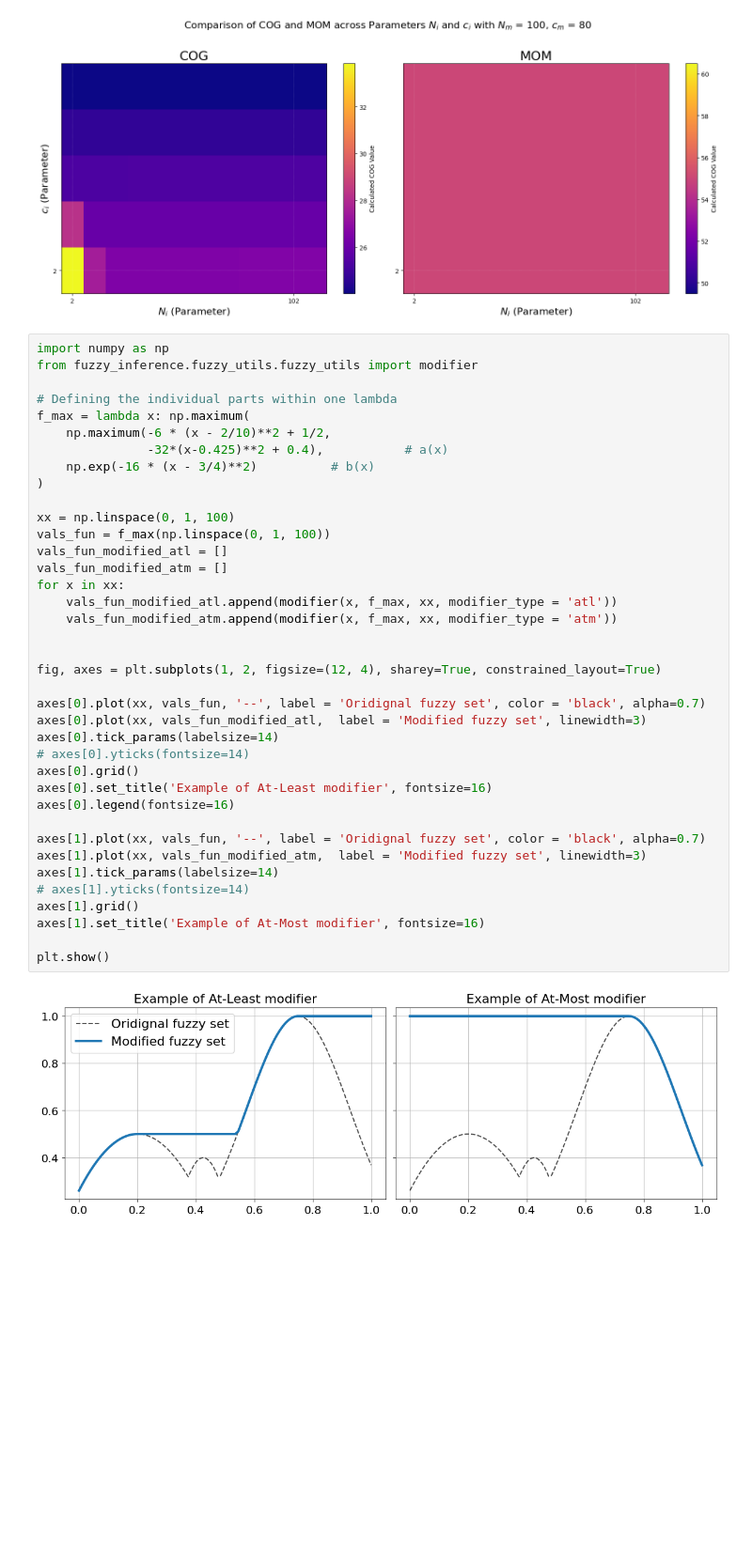
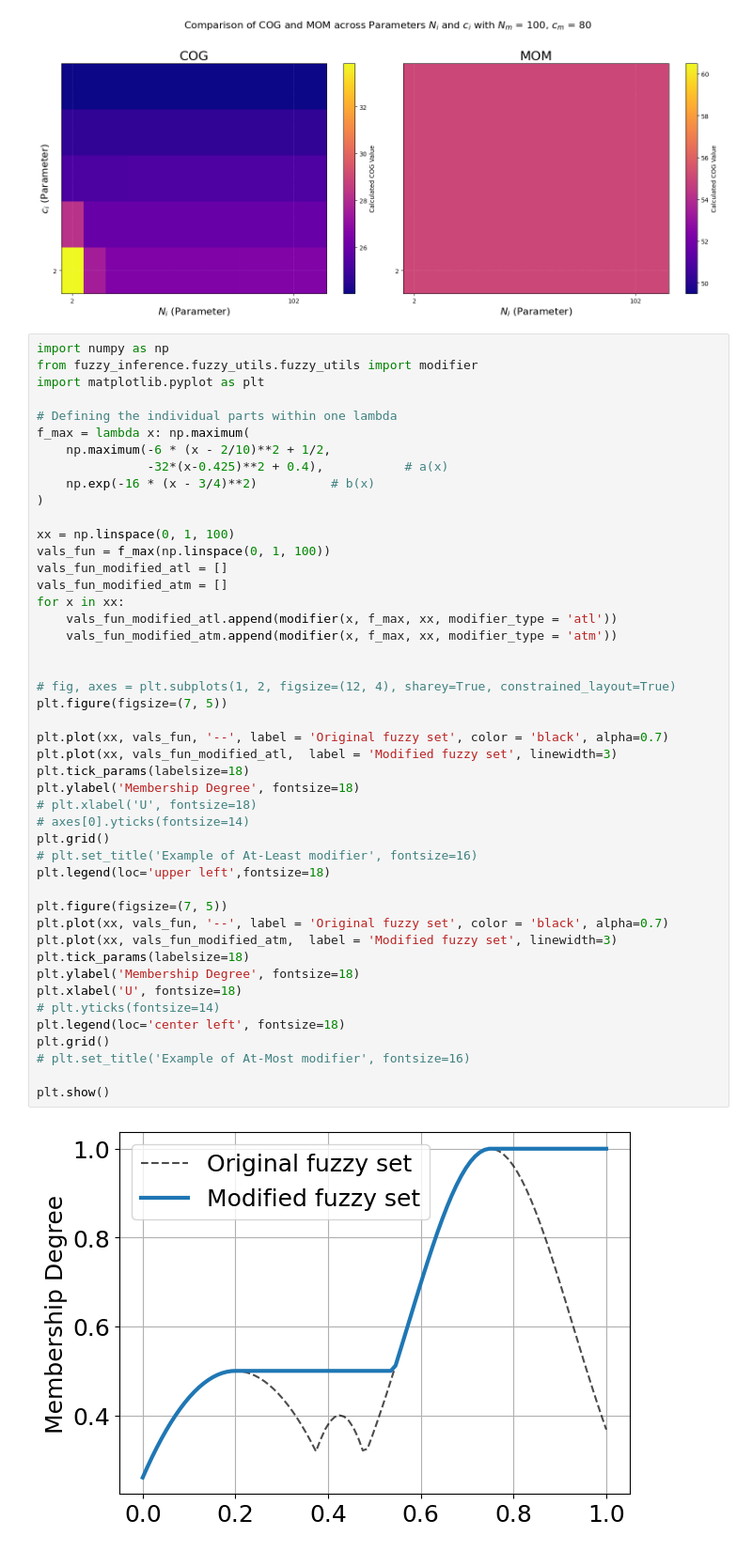
Before and after one commit to maartinjshz/Fuzzy-Rule-Base, a Jupyter notebook: conference_material/Notebooks/Using_disjunctive_base_masters_thesis.ipynb, the cells around one changed output. Shown at 94% size. Cells and saved outputs as stored; diff of their text form; blank space fills up the shorter version.

```diff
--- a/conference_material/Notebooks/Using_disjunctive_base_masters_thesis.ipynb
+++ b/conference_material/Notebooks/Using_disjunctive_base_masters_thesis.ipynb
@@ -537,40 +547,48 @@ Plotting the payoff for differentt amounts of uncertainty. The choice between ta
 # %%
 import numpy as np
 from fuzzy_inference.fuzzy_utils.fuzzy_utils import modifier
+import matplotlib.pyplot as plt
 
 # Defining the individual parts within one lambda
 f_max = lambda x: np.maximum(
     np.maximum(-6 * (x - 2/10)**2 + 1/2,
                -32*(x-0.425)**2 + 0.4),           # a(x)
     np.exp(-16 * (x - 3/4)**2)          # b(x)
 )
 
 xx = np.linspace(0, 1, 100)
 vals_fun = f_max(np.linspace(0, 1, 100))
 vals_fun_modified_atl = []
 vals_fun_modified_atm = []
 for x in xx:
     vals_fun_modified_atl.append(modifier(x, f_max, xx, modifier_type = 'atl'))
     vals_fun_modified_atm.append(modifier(x, f_max, xx, modifier_type = 'atm'))
 
 
-fig, axes = plt.subplots(1, 2, figsize=(12, 4), sharey=True, constrained_layout=True)
+# fig, axes = plt.subplots(1, 2, figsize=(12, 4), sharey=True, constrained_layout=True)
+plt.figure(figsize=(7, 5))
 
-axes[0].plot(xx, vals_fun, '--', label = 'Oridignal fuzzy set', color = 'black', alpha=0.7)
-axes[0].plot(xx, vals_fun_modified_atl,  label = 'Modified fuzzy set', linewidth=3)
-axes[0].tick_params(labelsize=14)
+plt.plot(xx, vals_fun, '--', label = 'Original fuzzy set', color = 'black', alpha=0.7)
+plt.plot(xx, vals_fun_modified_atl,  label = 'Modified fuzzy set', linewidth=3)
+plt.tick_params(labelsize=18)
+plt.ylabel('Membership Degree', fontsize=18)
+# plt.xlabel('U', fontsize=18)
 # axes[0].yticks(fontsize=14)
-axes[0].grid()
-axes[0].set_title('Example of At-Least modifier', fontsize=16)
-axes[0].legend(fontsize=16)
+plt.grid()
+# plt.set_title('Example of At-Least modifier', fontsize=16)
+plt.legend(loc='upper left',fontsize=18)
 
-axes[1].plot(xx, vals_fun, '--', label = 'Oridignal fuzzy set', color = 'black', alpha=0.7)
-axes[1].plot(xx, vals_fun_modified_atm,  label = 'Modified fuzzy set', linewidth=3)
-axes[1].tick_params(labelsize=14)
-# axes[1].yticks(fontsize=14)
-axes[1].grid()
-axes[1].set_title('Example of At-Most modifier', fontsize=16)
+plt.figure(figsize=(7, 5))
+plt.plot(xx, vals_fun, '--', label = 'Original fuzzy set', color = 'black', alpha=0.7)
+plt.plot(xx, vals_fun_modified_atm,  label = 'Modified fuzzy set', linewidth=3)
+plt.tick_params(labelsize=18)
+plt.ylabel('Membership Degree', fontsize=18)
+plt.xlabel('U', fontsize=18)
+# plt.yticks(fontsize=14)
+plt.legend(loc='center left', fontsize=18)
+plt.grid()
+# plt.set_title('Example of At-Most modifier', fontsize=16)
 
 plt.show()
 # %% [output]
-[figure, old version]
+[figure, new version]
```
Also changed, not shown: parts of 4 cells of this notebook, 9 other files.
